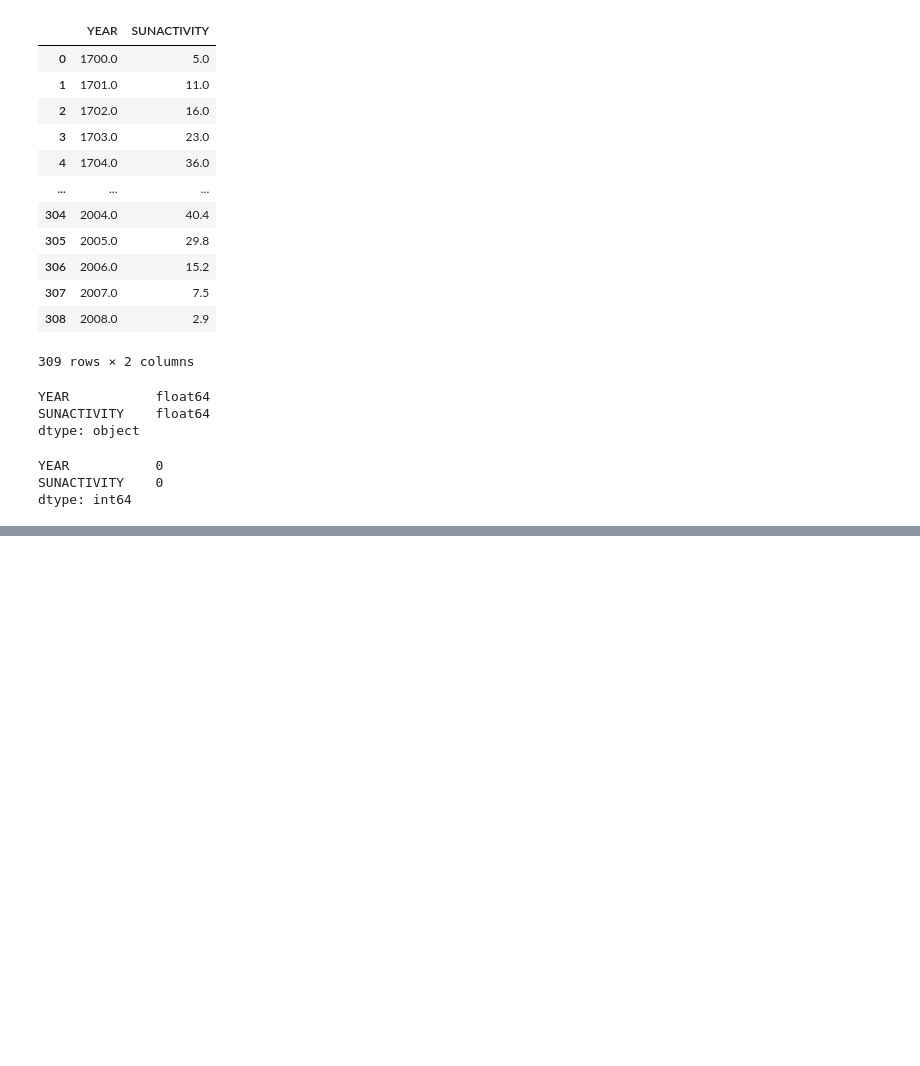
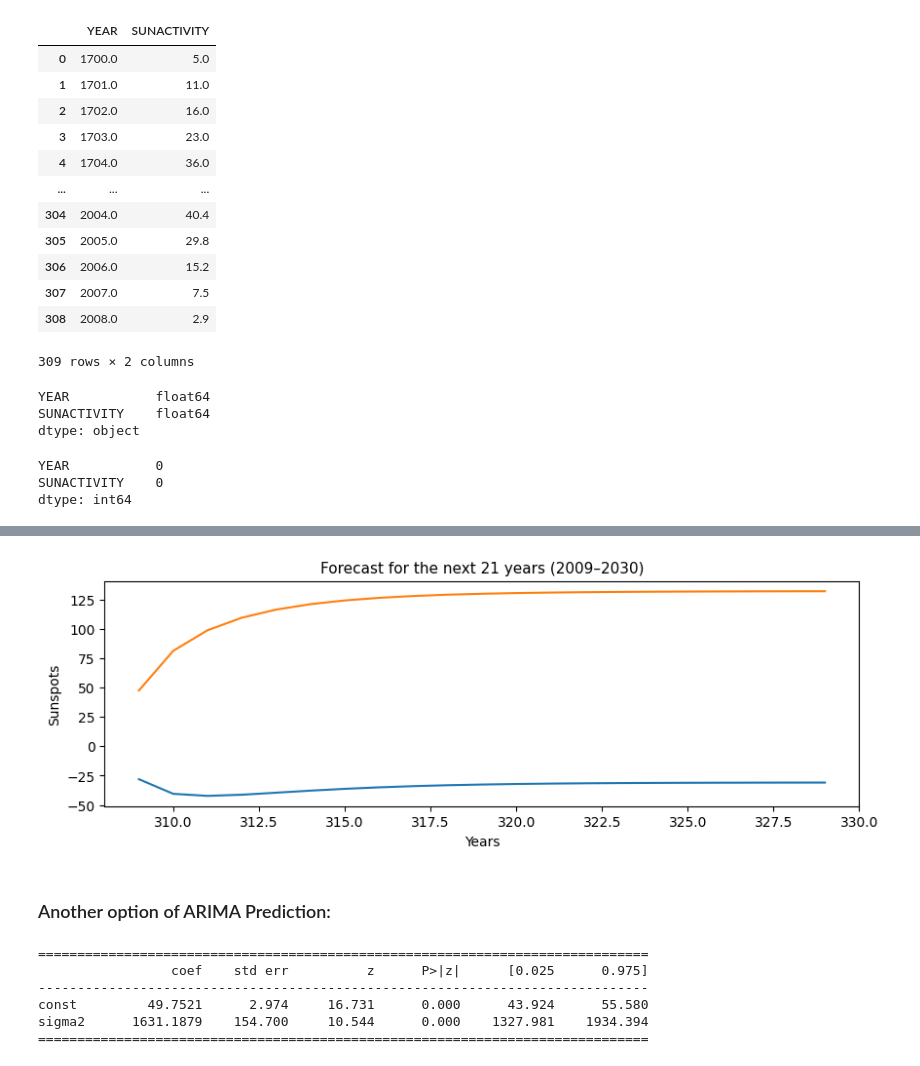
Before and after one commit to OleksiiHayvoronskyi/lesson_45, a Jupyter notebook: Lesson_45_Time_Series.ipynb, the cells around one changed output, grey strips where cells are left out. Saved outputs shown, nothing was run; the diff lists cells and outputs as text; code cells hidden in the pictures; blank space fills up the shorter version.

```diff
--- a/Lesson_45_Time_Series.ipynb
+++ b/Lesson_45_Time_Series.ipynb
@@ -40,0 +153,7 @@ dtype: int64
+# %%
+# Prediction SUNACTIVITY for the next 21 years (2009–2030).
+pred_year = arima_model_fit.get_forecast(steps=21)
+
+# Interval of prediction.
+pred_interval = pred_year.conf_int()
+pred_interval
@@ -40,0 +178,28 @@ dtype: int64
+# %%
+# Forecat visualisation.
+import matplotlib.pyplot as plt
+
+plt.plot(pred_interval)
+plt.xlabel('Years')
+plt.ylabel('Sunspots')
+plt.title('Forecast for the next 21 years (2009–2030)', size=11)
+plt.show()
+# %% [output]
+[figure, added]
+# %% [markdown]
+### Another option of ARIMA Prediction:
+# %%
+import statsmodels.api as sa
+
+
+# Make a model.
+arima_model = data_sun.SUNACTIVITY[:2009] # train part dataset.
+arima_model_fit = sa.tsa.ARIMA(arima_model).fit()
+print(arima_model_fit.summary().tables[1])
+# %% [output]
+==============================================================================
+                 coef    std err          z      P>|z|      [0.025      0.975]
+------------------------------------------------------------------------------
+const         49.7521      2.974     16.731      0.000      43.924      55.580
+sigma2      1631.1879    154.700     10.544      0.000    1327.981    1934.394
+==============================================================================
```
Also changed, not shown: parts of 14 cells of this notebook.
